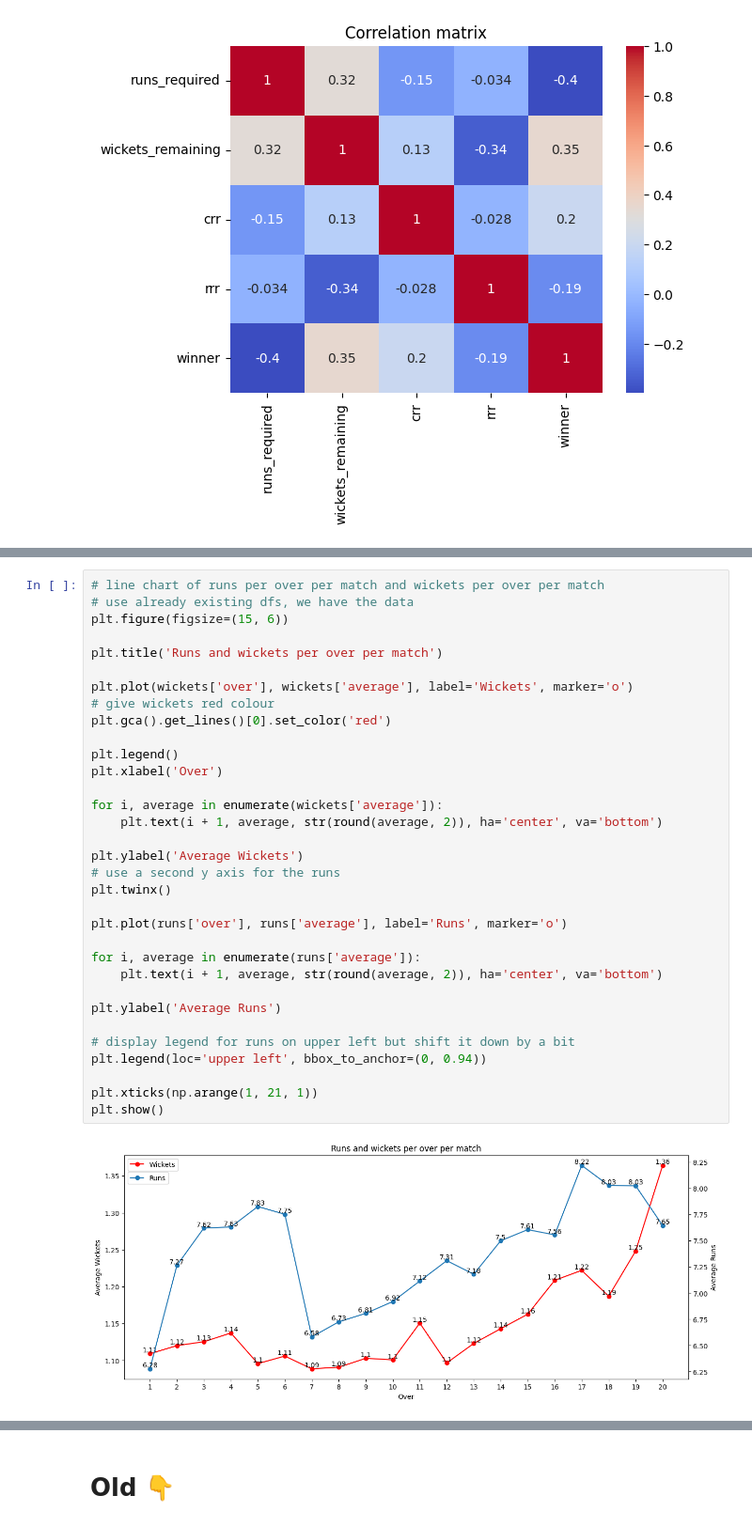
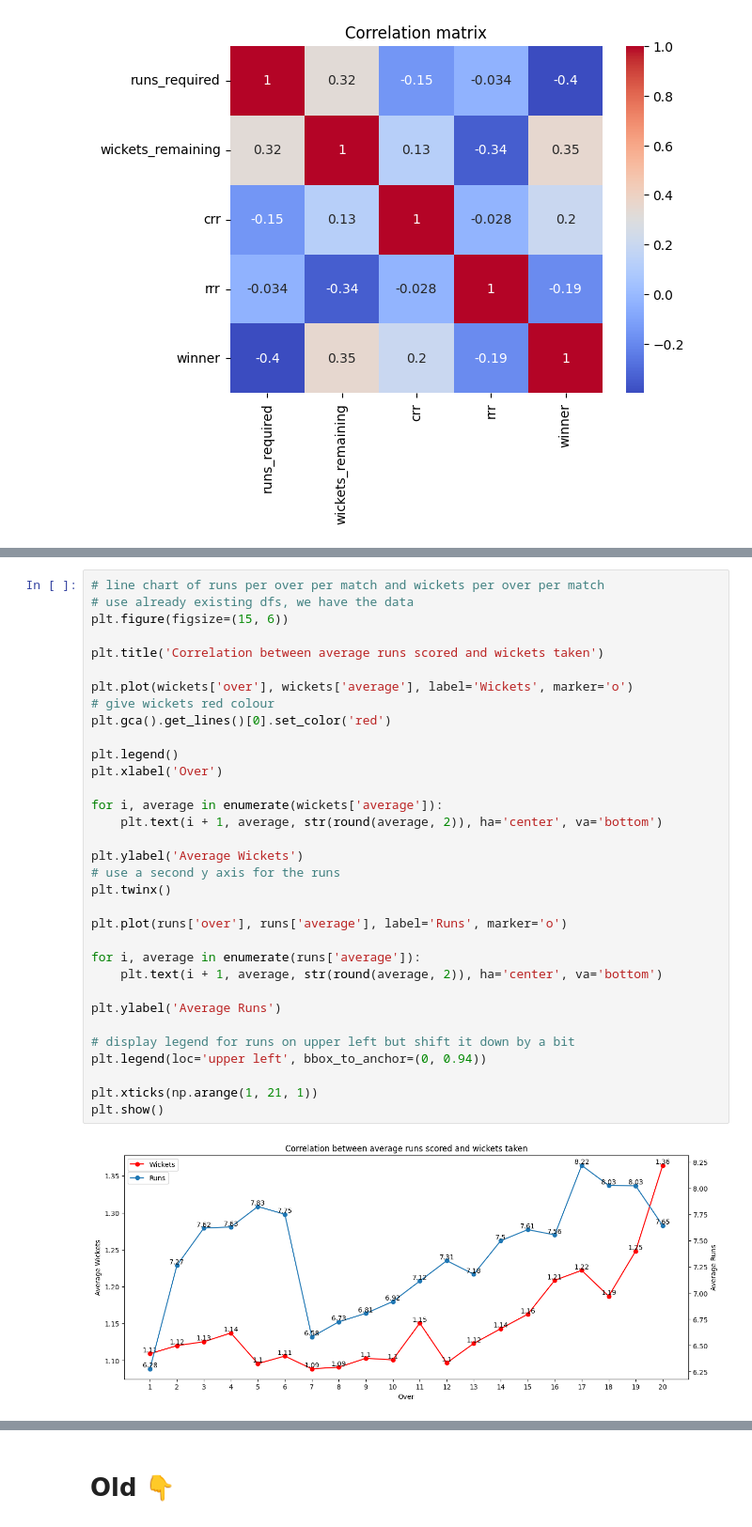
Before and after one commit to rushabhhere/t20-winner-prediction, a Jupyter notebook: visualize.ipynb, the cells around one changed output, grey strips where cells are left out. Shown at 94% size. Saved outputs shown, nothing was run; the diff lists cells and outputs as text.

Commit message:
Changed titles of plots and added outlier visualization

```diff
--- a/visualize.ipynb
+++ b/visualize.ipynb
@@ -100,33 +100,33 @@ plt.show()
 # use already existing dfs, we have the data
 plt.figure(figsize=(15, 6))
 
-plt.title('Runs and wickets per over per match')
+plt.title('Correlation between average runs scored and wickets taken')
 
 plt.plot(wickets['over'], wickets['average'], label='Wickets', marker='o')
 # give wickets red colour
 plt.gca().get_lines()[0].set_color('red')
 
 plt.legend()
 plt.xlabel('Over')
 
 for i, average in enumerate(wickets['average']):
     plt.text(i + 1, average, str(round(average, 2)), ha='center', va='bottom')
 
 plt.ylabel('Average Wickets')
 # use a second y axis for the runs
 plt.twinx()
 
 plt.plot(runs['over'], runs['average'], label='Runs', marker='o')
 
 for i, average in enumerate(runs['average']):
     plt.text(i + 1, average, str(round(average, 2)), ha='center', va='bottom')
 
 plt.ylabel('Average Runs')
 
 # display legend for runs on upper left but shift it down by a bit
 plt.legend(loc='upper left', bbox_to_anchor=(0, 0.94))
 
 plt.xticks(np.arange(1, 21, 1))
 plt.show()
 # %% [output]
-[figure, old version]
+[figure, new version]
```
Also changed, not shown: parts of 5 cells of this notebook, 1 other file.
